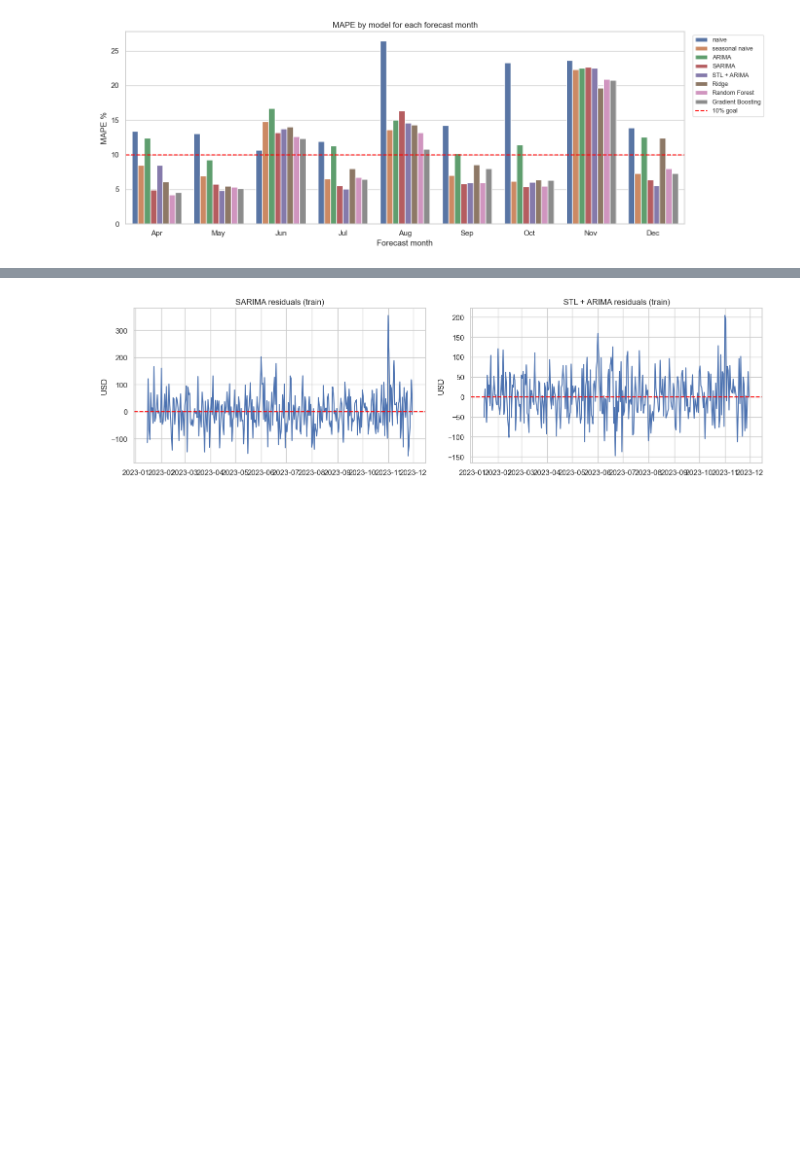
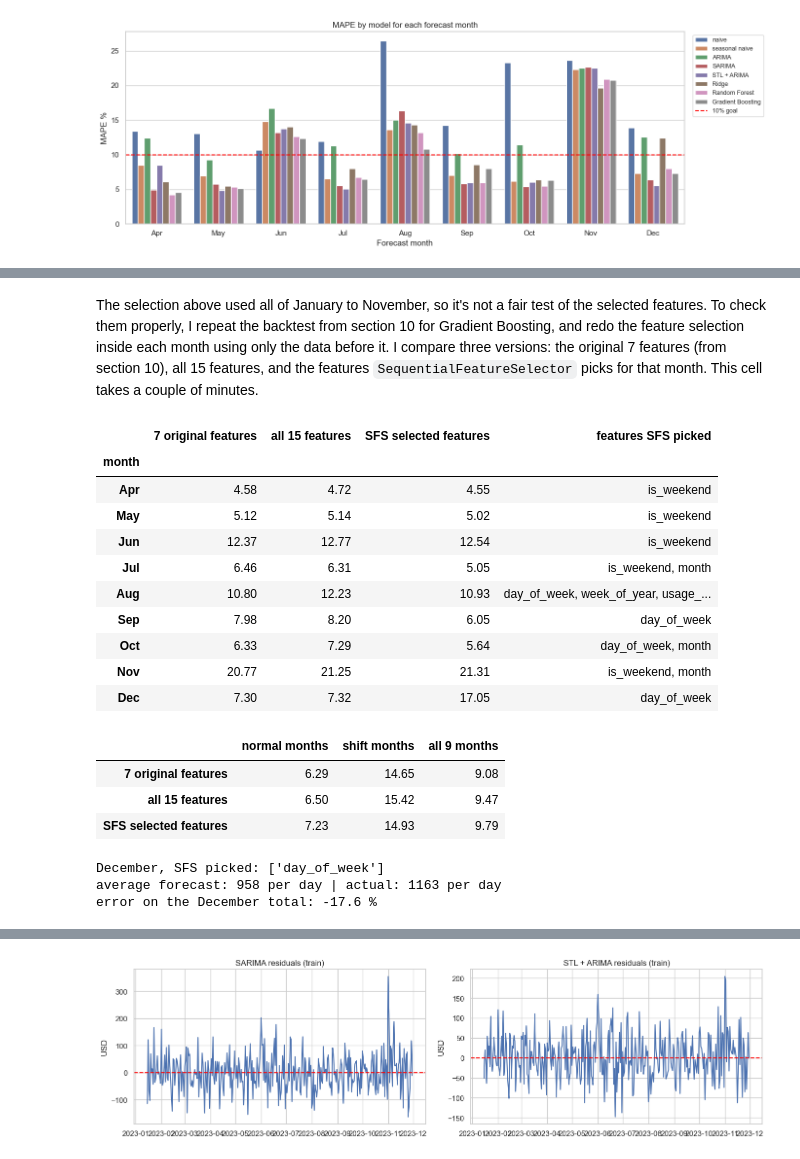
Before and after one commit to gowdilyan/cloud_cost_optimization, a Jupyter notebook: 2_cloud_cost_modeling.ipynb, the cells around one changed output, grey strips where cells are left out. Cells and saved outputs as stored; diff of their text form; code cells hidden in the pictures; blank space fills up the shorter version.

```diff
--- a/2_cloud_cost_modeling.ipynb
+++ b/2_cloud_cost_modeling.ipynb
@@ -401,0 +680,68 @@ plt.show()
+# %% [markdown]
+The selection above used all of January to November, so it's not a fair test of the selected features. To check them properly, I repeat the backtest from section 10 for Gradient Boosting, and redo the feature selection inside each month using only the data before it. I compare three versions: the original 7 features (from section 10), all 15 features, and the features `SequentialFeatureSelector` picks for that month. This cell takes a couple of minutes.
+# %%
+selection_rows = []
+for month_start in pd.date_range('2023-04-01', '2023-12-01', freq='MS'):
+    month_end = month_start + pd.offsets.MonthEnd(0)
+    last_day = month_start - pd.Timedelta(days=1)
+    X_hist = features_more[:last_day]
+    y_hist = daily[X_hist.index]
+    X_month = features_more[month_start:month_end]
+    actual = daily[month_start:month_end]
+
+    all_grid = clone(gb_grid).fit(X_hist, y_hist)
+
+    # tune on the original features, then let SFS pick from all 15, then tune again on the picked ones
+    first_grid = clone(gb_grid).fit(X_hist[original_cols], y_hist)
+    sfs = SequentialFeatureSelector(first_grid.best_estimator_, direction='forward', n_features_to_select='auto',
+                                    tol=0.001, cv=tscv, scoring='neg_mean_absolute_percentage_error')
+    sfs.fit(X_hist, y_hist)
+    selected = list(X_hist.columns[sfs.get_support()])
+    selected_grid = clone(gb_grid).fit(X_hist[selected], y_hist)
+
+    month = month_start.strftime('%b')
+    original_mape = backtest[(backtest['month'] == month) & (backtest['model'] == 'Gradient Boosting')]['MAPE %'].iloc[0]
+    selection_rows.append({
+        'month': month,
+        '7 original features': original_mape,
+        'all 15 features': get_scores(actual, all_grid.predict(X_month))['MAPE %'],
+        'SFS selected features': get_scores(actual, selected_grid.predict(X_month[selected]))['MAPE %'],
+        'features SFS picked': ', '.join(selected)
+    })
+
+selection_table = pd.DataFrame(selection_rows).set_index('month')
+selection_table
+# %% [output]
+|  | 7 original features | all 15 features | SFS selected features | features SFS picked |
+| month |  |  |  |  |
+| Apr | 4.58 | 4.72 | 4.55 | is_weekend |
+| May | 5.12 | 5.14 | 5.02 | is_weekend |
+| Jun | 12.37 | 12.77 | 12.54 | is_weekend |
+| Jul | 6.46 | 6.31 | 5.05 | is_weekend, month |
+| Aug | 10.80 | 12.23 | 10.93 | day_of_week, week_of_year, usage_... |
+| Sep | 7.98 | 8.20 | 6.05 | day_of_week |
+| Oct | 6.33 | 7.29 | 5.64 | day_of_week, month |
+| Nov | 20.77 | 21.25 | 21.31 | is_weekend, month |
+| Dec | 7.30 | 7.32 | 17.05 | day_of_week |
+# %%
+mape_cols = ['7 original features', 'all 15 features', 'SFS selected features']
+pd.DataFrame({
+    'normal months': selection_table.loc[['Apr', 'May', 'Jul', 'Sep', 'Oct', 'Dec'], mape_cols].mean(),
+    'shift months': selection_table.loc[['Jun', 'Aug', 'Nov'], mape_cols].mean(),
+    'all 9 months': selection_table[mape_cols].mean()
+}).round(2)
+# %% [output]
+|  | normal months | shift months | all 9 months |
+| 7 original features | 6.29 | 14.65 | 9.08 |
+| all 15 features | 6.50 | 15.42 | 9.47 |
+| SFS selected features | 7.23 | 14.93 | 9.79 |
+# %%
+# the loop ends on December, so these are the December values
+december_forecast = selected_grid.predict(X_month[selected])
+print('December, SFS picked:', selected)
+print('average forecast:', round(december_forecast.mean()), 'per day | actual:', round(actual.mean()), 'per day')
+print('error on the December total:', round((december_forecast.sum() / actual.sum() - 1) * 100, 1), '%')
+# %% [output]
+December, SFS picked: ['day_of_week']
+average forecast: 958 per day | actual: 1163 per day
+error on the December total: -17.6 %
```
Also changed, not shown: parts of 41 cells of this notebook, 9 other files.
